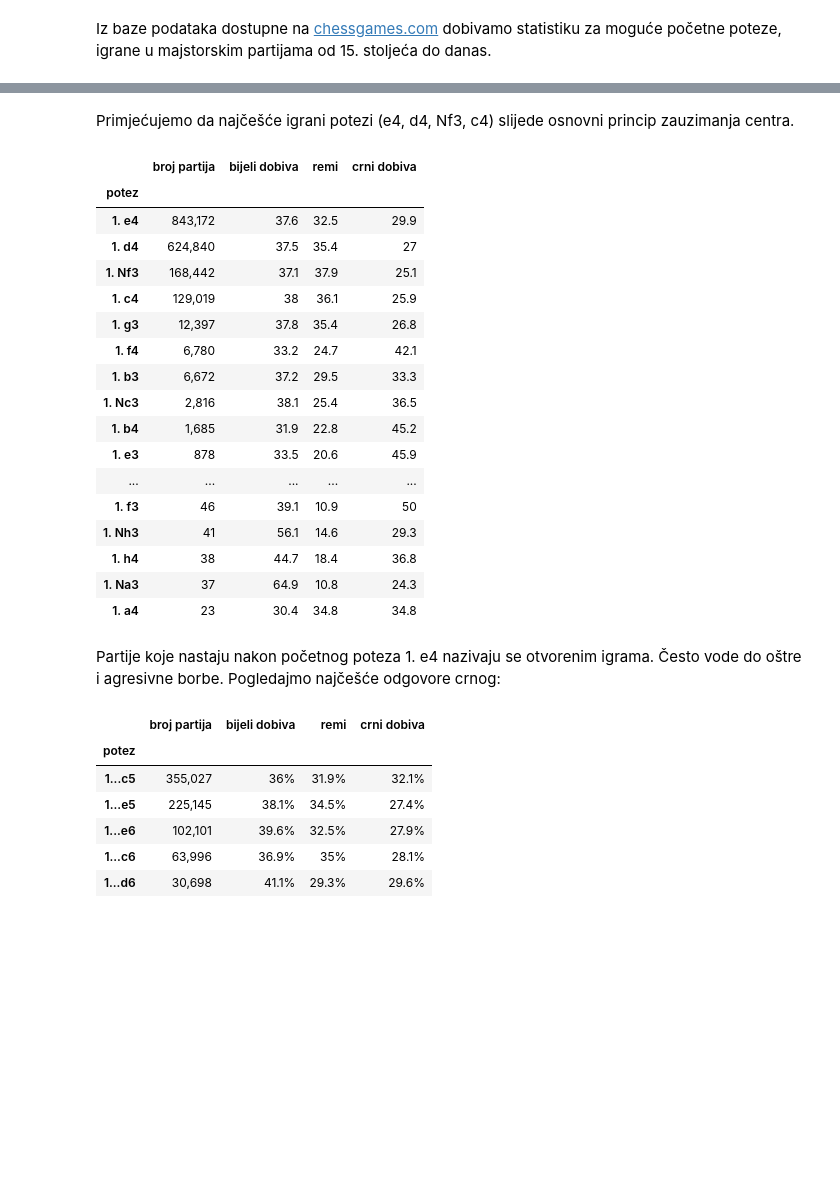
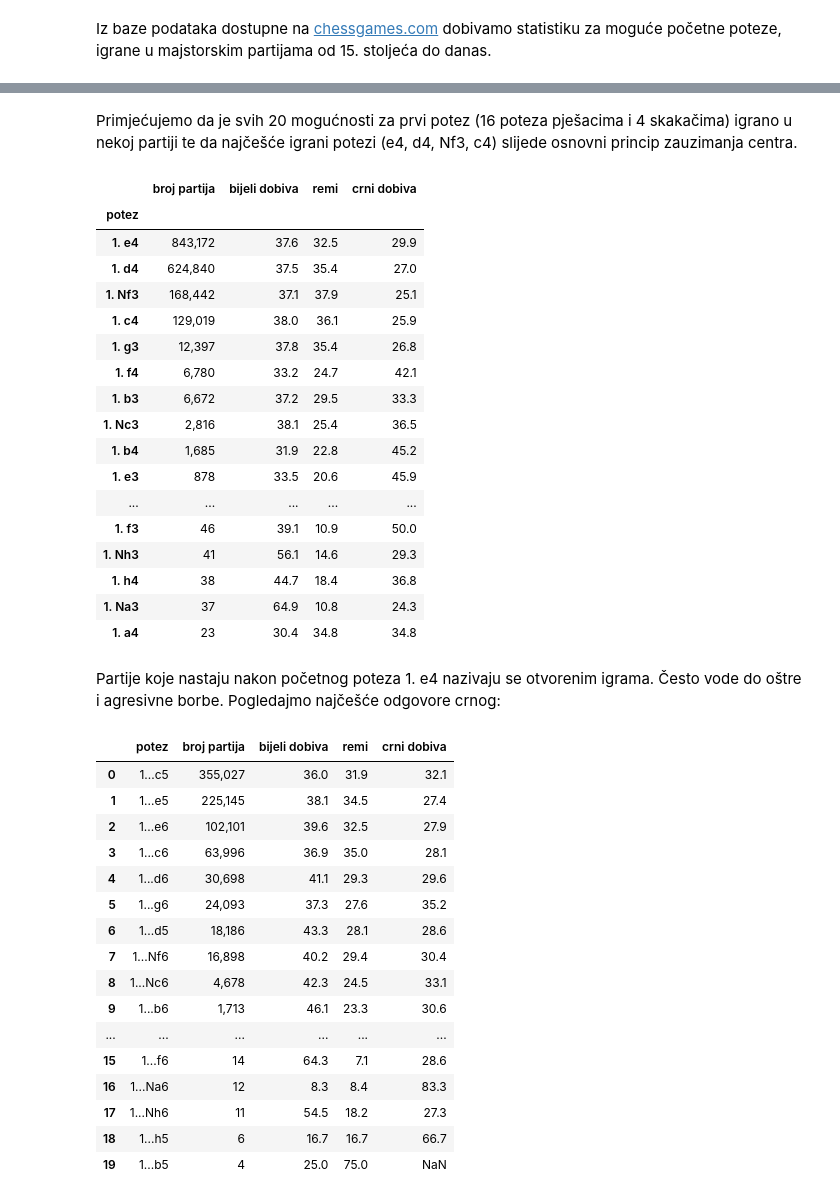
Before and after one commit to ring-bearer/ms, a Jupyter notebook: sah.ipynb, the cells around one changed output, grey strips where cells are left out. Saved outputs shown, nothing was run; the diff lists cells and outputs as text; code cells hidden in the pictures; blank space fills up the shorter version.

```diff
--- a/sah.ipynb
+++ b/sah.ipynb
@@ -117,20 +154,28 @@ start
 # %% [markdown]
-Primjećujemo da najčešće igrani potezi (e4, d4, Nf3, c4) slijede osnovni princip zauzimanja centra.
+Primjećujemo da je svih 20 mogućnosti za prvi potez (16 poteza pješacima i 4 skakačima) igrano u nekoj partiji te da najčešće igrani potezi (e4, d4, Nf3, c4) slijede osnovni princip zauzimanja centra.
+# %%
+#pomocna funkcija za pretvaranje stringovnih u brojevne podatke
+def numeric(data):
+    if(data['bijeli dobiva'].dtype!='float64'):
+        data['bijeli dobiva'] = data['bijeli dobiva'].str.replace("%","")
+        data['remi'] = data['remi'].str.replace("%","")
+        data['crni dobiva'] = data['crni dobiva'].str.replace("%","")
+
+        data['bijeli dobiva'] = pd.to_numeric(data['bijeli dobiva'])
+        data['remi'] = pd.to_numeric(data['remi'])
+        data['crni dobiva'] = pd.to_numeric(data['crni dobiva'])
+
+    return data
 # %%
-start["bijeli dobiva"] = start["bijeli dobiva"].str.replace("%"," ")
-start["remi"] = start["remi"].str.replace("%"," ")
-start["crni dobiva"] = start["crni dobiva"].str.replace("%"," ")
-pd.to_numeric(start["bijeli dobiva"])
-pd.to_numeric(start["remi"])
-pd.to_numeric(start["crni dobiva"])
+start = numeric(start)
 start
 # %% [output]
 |  | broj partija | bijeli dobiva | remi | crni dobiva |
 | potez |  |  |  |  |
 | 1. e4 | 843,172 | 37.6 | 32.5 | 29.9 |
-| 1. d4 | 624,840 | 37.5 | 35.4 | 27 |
+| 1. d4 | 624,840 | 37.5 | 35.4 | 27.0 |
 | 1. Nf3 | 168,442 | 37.1 | 37.9 | 25.1 |
-| 1. c4 | 129,019 | 38 | 36.1 | 25.9 |
+| 1. c4 | 129,019 | 38.0 | 36.1 | 25.9 |
 | 1. g3 | 12,397 | 37.8 | 35.4 | 26.8 |
 | 1. f4 | 6,780 | 33.2 | 24.7 | 42.1 |
 | 1. b3 | 6,672 | 37.2 | 29.5 | 33.3 |
@@ -138,7 +183,7 @@ start
 | 1. b4 | 1,685 | 31.9 | 22.8 | 45.2 |
 | 1. e3 | 878 | 33.5 | 20.6 | 45.9 |
 | ... | ... | ... | ... | ... |
-| 1. f3 | 46 | 39.1 | 10.9 | 50 |
+| 1. f3 | 46 | 39.1 | 10.9 | 50.0 |
 | 1. Nh3 | 41 | 56.1 | 14.6 | 29.3 |
 | 1. h4 | 38 | 44.7 | 18.4 | 36.8 |
 | 1. Na3 | 37 | 64.9 | 10.8 | 24.3 |
@@ -146,14 +191,24 @@ start
 # %% [markdown]
 Partije koje nastaju nakon početnog poteza 1. e4 nazivaju se otvorenim igrama. Često vode do oštre i agresivne borbe. Pogledajmo najčešće odgovore crnog:
 # %%
-e4 = pd.read_csv('e4.txt', sep="\t")
-e4.set_index('potez', inplace=True)
-e4.head(5)
+e4 = pd.read_csv('e4.txt', sep=r"\t\s*", engine='python')
+e4 = numeric(e4)
+e4
 # %% [output]
-|  | broj partija | bijeli dobiva | remi | crni dobiva |
-| potez |  |  |  |  |
-| 1...c5 | 355,027 | 36% | 31.9% | 32.1% |
-| 1...e5 | 225,145 | 38.1% | 34.5% | 27.4% |
-| 1...e6 | 102,101 | 39.6% | 32.5% | 27.9% |
-| 1...c6 | 63,996 | 36.9% | 35% | 28.1% |
-| 1...d6 | 30,698 | 41.1% | 29.3% | 29.6% |
+|  | potez | broj partija | bijeli dobiva | remi | crni dobiva |
+| 0 | 1...c5 | 355,027 | 36.0 | 31.9 | 32.1 |
+| 1 | 1...e5 | 225,145 | 38.1 | 34.5 | 27.4 |
+| 2 | 1...e6 | 102,101 | 39.6 | 32.5 | 27.9 |
+| 3 | 1...c6 | 63,996 | 36.9 | 35.0 | 28.1 |
+| 4 | 1...d6 | 30,698 | 41.1 | 29.3 | 29.6 |
+| 5 | 1...g6 | 24,093 | 37.3 | 27.6 | 35.2 |
+| 6 | 1...d5 | 18,186 | 43.3 | 28.1 | 28.6 |
+| 7 | 1...Nf6 | 16,898 | 40.2 | 29.4 | 30.4 |
+| 8 | 1...Nc6 | 4,678 | 42.3 | 24.5 | 33.1 |
+| 9 | 1...b6 | 1,713 | 46.1 | 23.3 | 30.6 |
+| ... | ... | ... | ... | ... | ... |
+| 15 | 1...f6 | 14 | 64.3 | 7.1 | 28.6 |
+| 16 | 1...Na6 | 12 | 8.3 | 8.4 | 83.3 |
+| 17 | 1...Nh6 | 11 | 54.5 | 18.2 | 27.3 |
+| 18 | 1...h5 | 6 | 16.7 | 16.7 | 66.7 |
+| 19 | 1...b5 | 4 | 25.0 | 75.0 | NaN |
```
Also changed, not shown: parts of 10 cells of this notebook.
